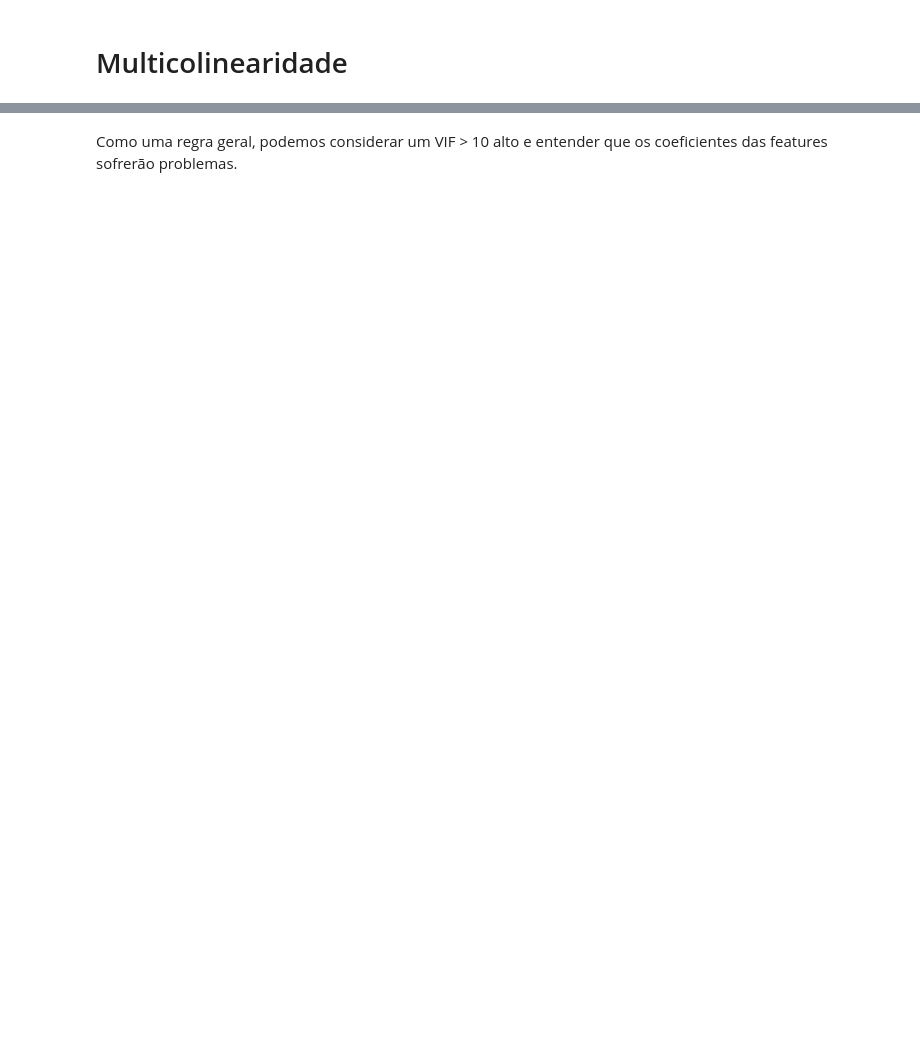
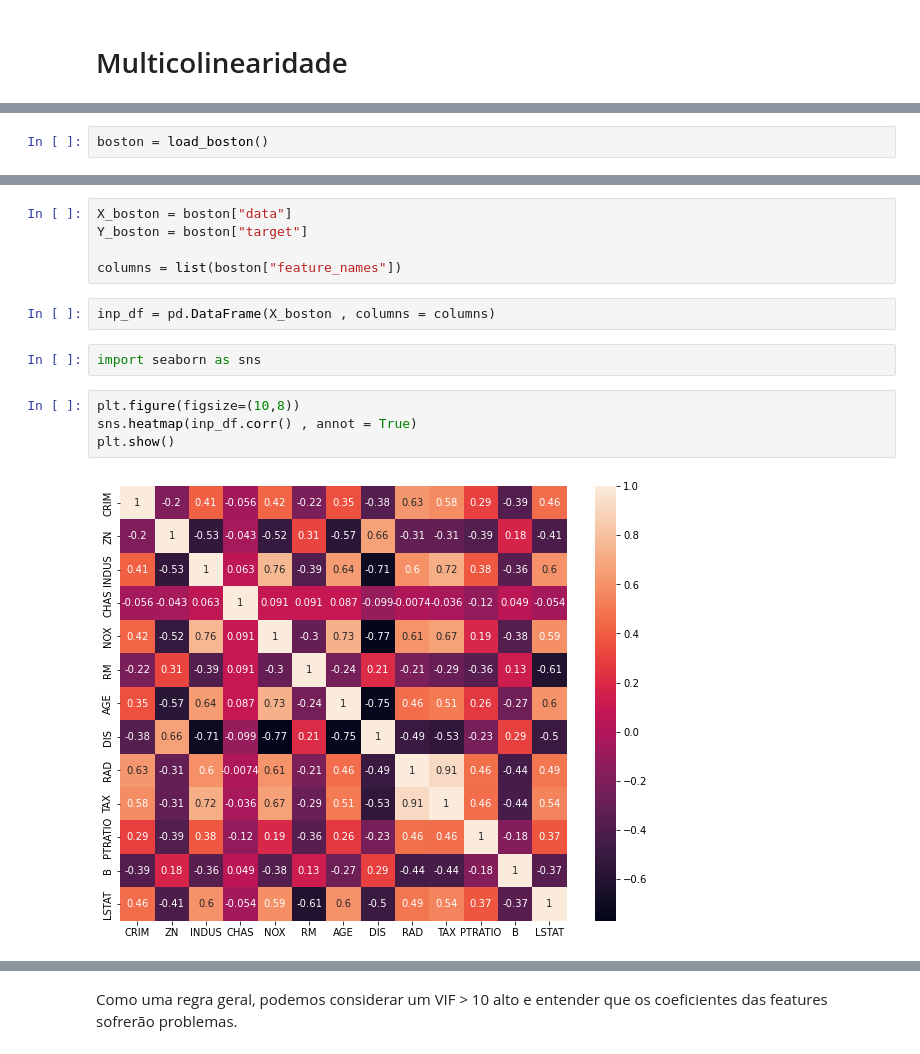
Before and after one commit to brondevitor/Python_Jorney, a Jupyter notebook: Regressão/Regressão IV.ipynb, the cells around one changed output, grey strips where cells are left out. Saved outputs shown, nothing was run; the diff lists cells and outputs as text; blank space fills up the shorter version.

```diff
--- a/Regressão/Regressão IV.ipynb
+++ b/Regressão/Regressão IV.ipynb
@@ -76,0 +111,2 @@ Vamos plotar um gráfico de resíduos versus o valor previsto.
+# %%
+boston = load_boston()
@@ -76,0 +151,15 @@ Vamos plotar um gráfico de resíduos versus o valor previsto.
+# %%
+X_boston = boston["data"]
+Y_boston = boston["target"]
+
+columns = list(boston["feature_names"])
+# %%
+inp_df = pd.DataFrame(X_boston , columns = columns)
+# %%
+import seaborn as sns
+# %%
+plt.figure(figsize=(10,8))
+sns.heatmap(inp_df.corr() , annot = True)
+plt.show()
+# %% [output]
+[figure, added]
```
Also changed, not shown: parts of 12 cells of this notebook.
